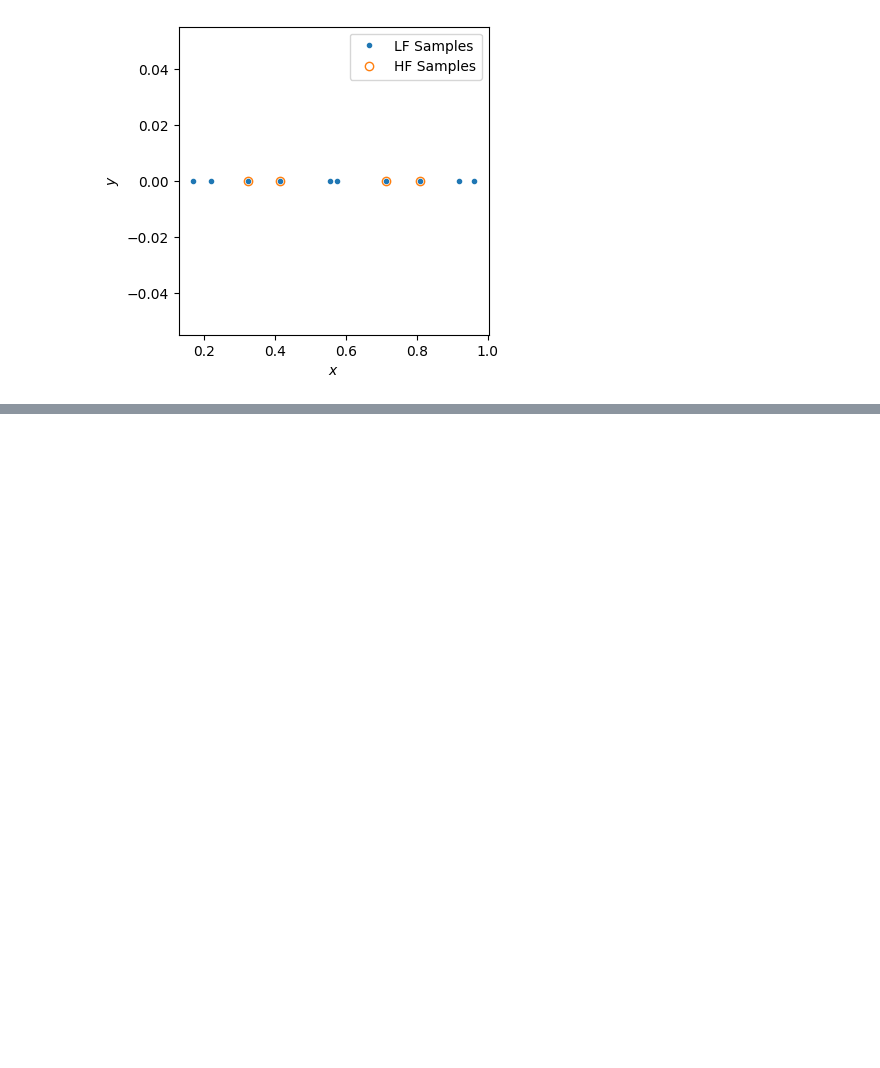
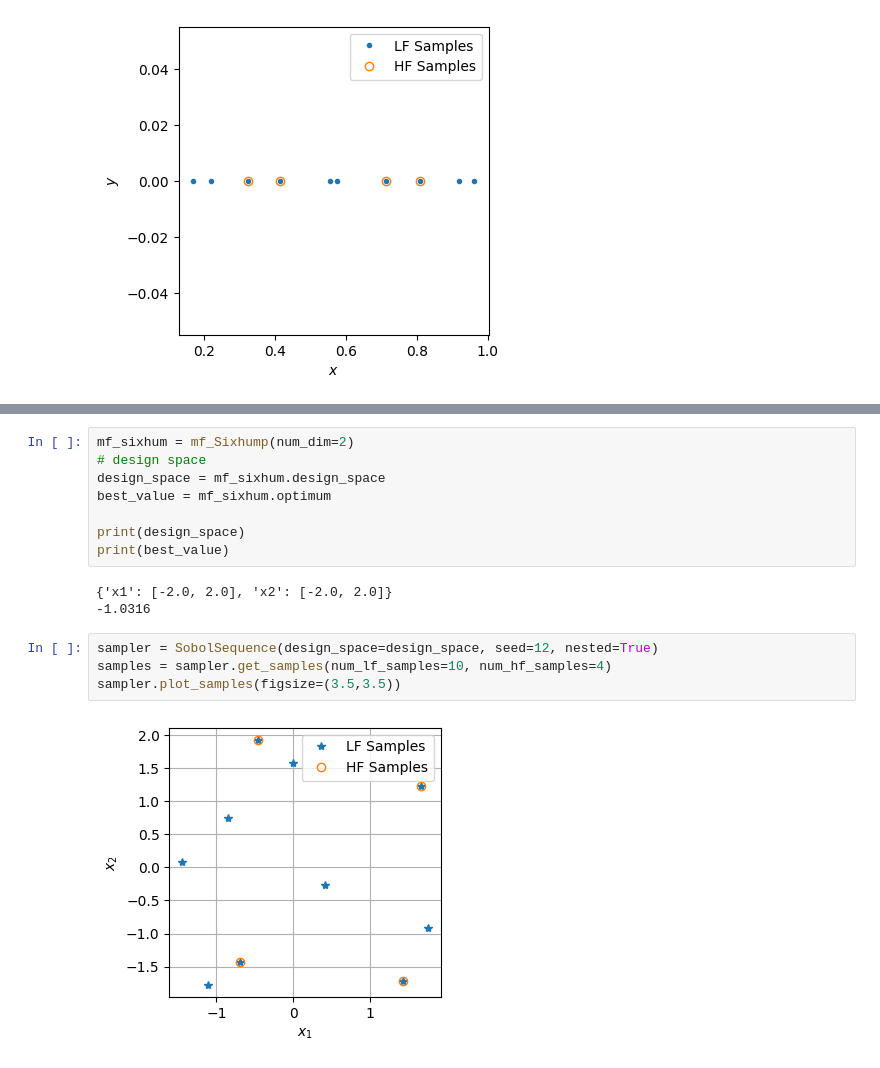
Before and after one commit to JiaxiangYi96/mfpml, a Jupyter notebook: tutorials/functions.ipynb, the cells around one changed output, grey strips where cells are left out. Saved outputs shown, nothing was run; the diff lists cells and outputs as text; blank space fills up the shorter version.

```diff
--- a/tutorials/functions.ipynb
+++ b/tutorials/functions.ipynb
@@ -65,0 +105,17 @@ sample_y
+# %%
+mf_sixhum = mf_Sixhump(num_dim=2)
+# design space
+design_space = mf_sixhum.design_space
+best_value = mf_sixhum.optimum
+
+print(design_space)
+print(best_value)
+# %% [output]
+{'x1': [-2.0, 2.0], 'x2': [-2.0, 2.0]}
+-1.0316
+# %%
+sampler = SobolSequence(design_space=design_space, seed=12, nested=True)
+samples = sampler.get_samples(num_lf_samples=10, num_hf_samples=4)
+sampler.plot_samples(figsize=(3.5,3.5))
+# %% [output]
+[figure, added]
```
Also changed, not shown: parts of 7 cells of this notebook, 3 other files.
